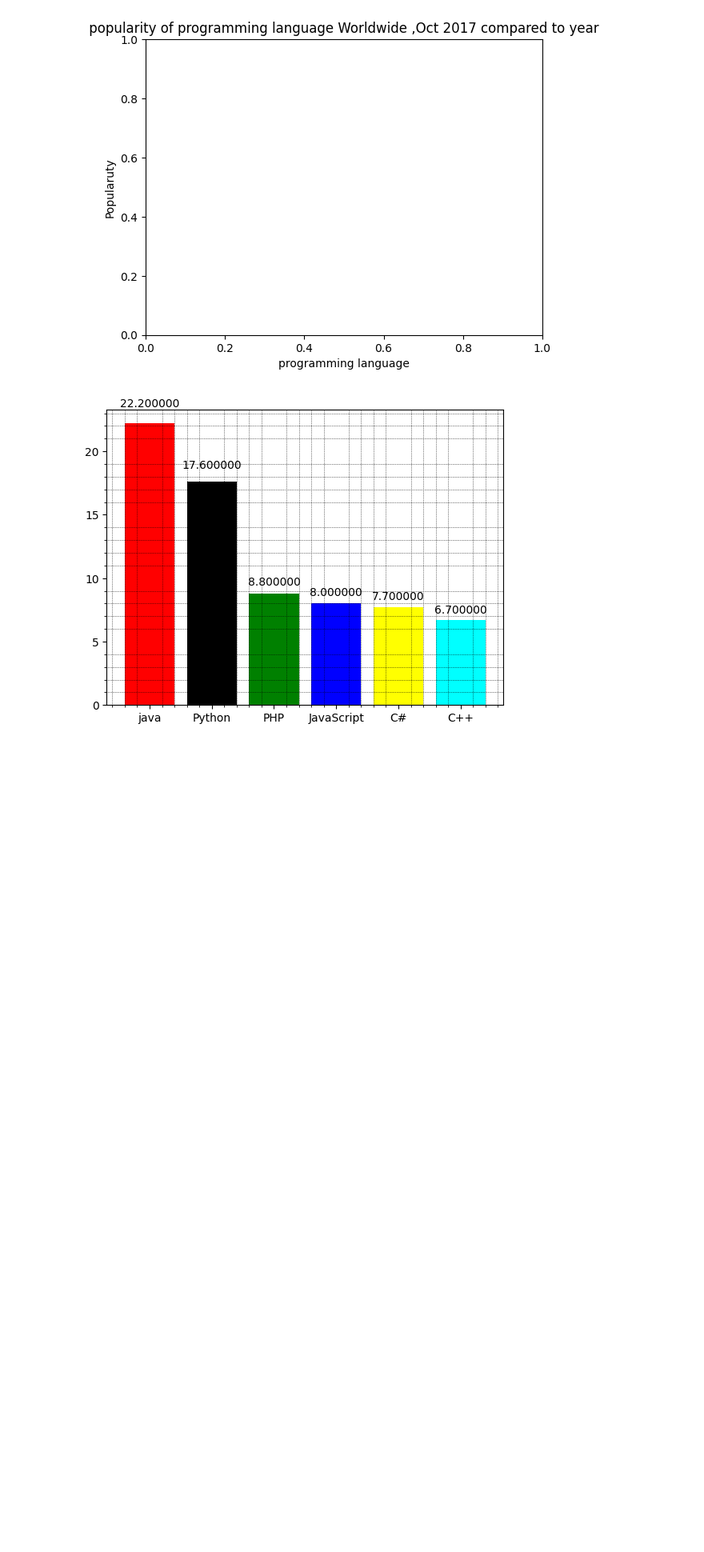
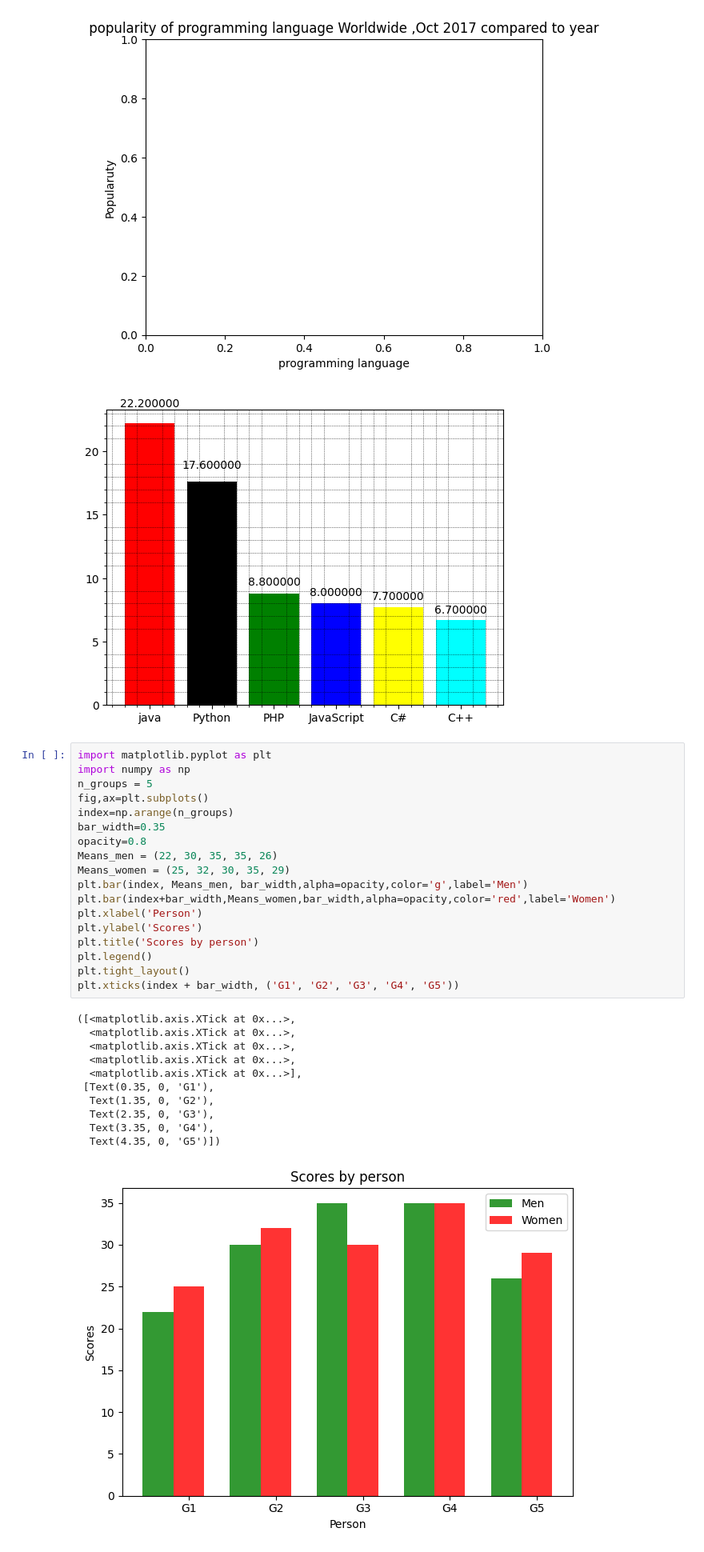
Before and after one commit to Sanya-Katiyar-Eng/ML_Basics, a Jupyter notebook: Practice_question/matplotlib_barchart.ipynb, the cells around one changed output. Shown at 80% size. Drawn from its saved outputs; the diff is of its cells as text; blank space fills up the shorter version.

Commit message:
Updated matplotlib bar chart notebook

```diff
--- a/Practice_question/matplotlib_barchart.ipynb
+++ b/Practice_question/matplotlib_barchart.ipynb
@@ -67,3 +67,33 @@ autolabel(rects1)
 # %% [output]
 [figure]
 [figure]
+# %%
+import matplotlib.pyplot as plt
+import numpy as np
+n_groups = 5
+fig,ax=plt.subplots()
+index=np.arange(n_groups)
+bar_width=0.35
+opacity=0.8
+Means_men = (22, 30, 35, 35, 26)
+Means_women = (25, 32, 30, 35, 29)
+plt.bar(index, Means_men, bar_width,alpha=opacity,color='g',label='Men')
+plt.bar(index+bar_width,Means_women,bar_width,alpha=opacity,color='red',label='Women')
+plt.xlabel('Person')
+plt.ylabel('Scores')
+plt.title('Scores by person')
+plt.legend()
+plt.tight_layout()
+plt.xticks(index + bar_width, ('G1', 'G2', 'G3', 'G4', 'G5'))
+# %% [output]
+([<matplotlib.axis.XTick at 0x...>,
+  <matplotlib.axis.XTick at 0x...>,
+  <matplotlib.axis.XTick at 0x...>,
+  <matplotlib.axis.XTick at 0x...>,
+  <matplotlib.axis.XTick at 0x...>],
+ [Text(0.35, 0, 'G1'),
+  Text(1.35, 0, 'G2'),
+  Text(2.35, 0, 'G3'),
+  Text(3.35, 0, 'G4'),
+  Text(4.35, 0, 'G5')])
+[figure, added]
```
